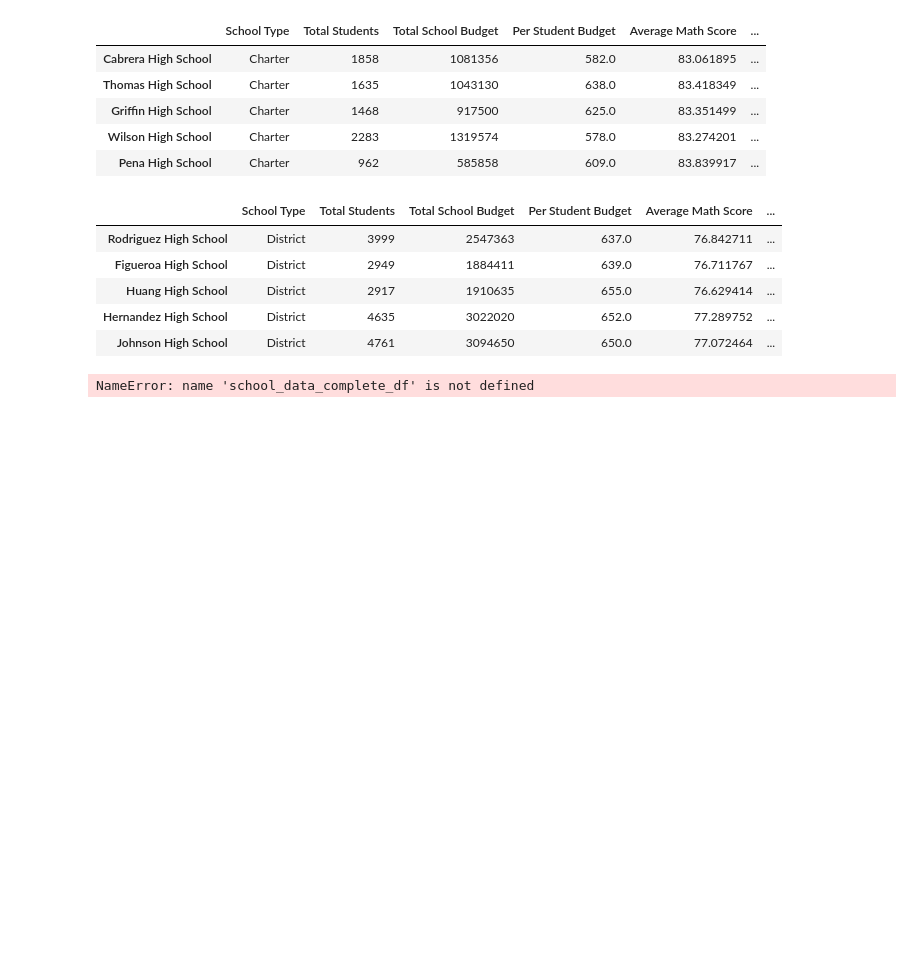
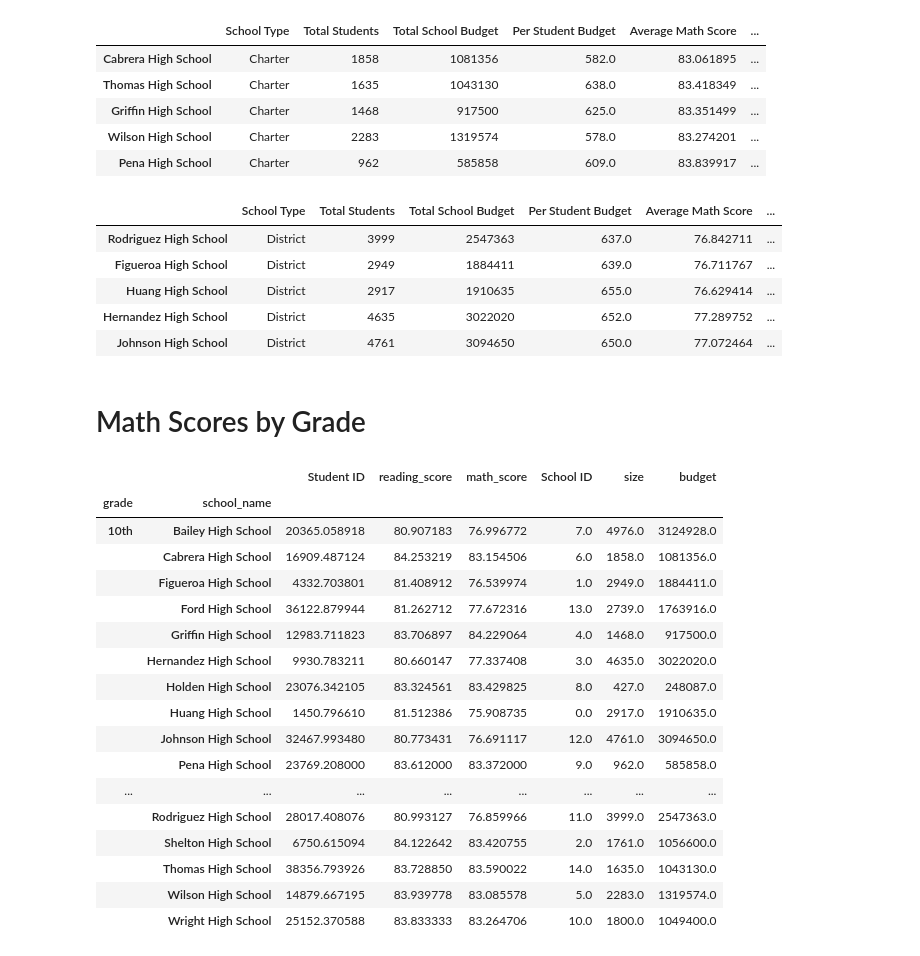
Before and after one commit to theidari/pandas-challenge, a Jupyter notebook: PyCitySchools/Main.ipynb, the cells around one changed output. Saved outputs shown, nothing was run; the diff lists cells and outputs as text; code cells hidden in the pictures; blank space fills up the shorter version.

Commit message:
2ned.:until Score by School Spending

```diff
--- a/PyCitySchools/Main.ipynb
+++ b/PyCitySchools/Main.ipynb
@@ -530,57 +530,3 @@ Bottom_Performing_School.head()
 | Huang High School | District | 2917 | 1910635 | 655.0 | 76.629414 | ... |
 | Hernandez High School | District | 4635 | 3022020 | 652.0 | 77.289752 | ... |
 | Johnson High School | District | 4761 | 3094650 | 650.0 | 77.072464 | ... |
-# %%
-# Merge the two DataFrames together based on the Year and State they share
-
-# Determine the School Type
-per_school_types = school_data.set_index(["school_name"])["type"]
-
-# Calculate the total student count.
-per_school_counts = school_data_complete["school_name"].value_counts()
-
-# Calculate the total school budget and per capita spending
-per_school_budget = school_data_complete.groupby(["school_name"]).mean()["budget"]
-
-# Calculate the per capita spending.
-per_school_capita = per_school_budget / per_school_counts
-
-# Calculate the average test scores.
-per_school_math = school_data_complete.groupby(["school_name"]).mean()["math_score"]
-per_school_reading = school_data_complete.groupby(["school_name"]).mean()["reading_score"]
-
-# Calculate the passing scores by creating a filtered DataFrame.
-per_school_passing_math = school_data_complete[(school_data_complete_df["math_score"] >= 70)]
-per_school_passing_reading = school_data_complete[(school_data_complete_df["reading_score"] >= 70)]
-
-# Calculate the number of students passing math and passing reading by school.
-per_school_passing_math = per_school_passing_math.groupby(["school_name"]).count()["student_name"]
-per_school_passing_reading = per_school_passing_reading.groupby(["school_name"]).count()["student_name"]
-
-# Calculate the percentage of passing math and reading scores per school.
-per_school_passing_math = per_school_passing_math / per_school_counts * 100
-per_school_passing_reading = per_school_passing_reading / per_school_counts * 100
-
-# Calculate the students who passed both reading and math.
-per_passing_math_reading = school_data_complete[(school_data_complete_df["reading_score"] >= 70)
-                                               & (school_data_complete_df["math_score"] >= 70)]
-
-# Calculate the number of students passing math and passing reading by school.
-per_passing_math_reading = per_passing_math_reading.groupby(["school_name"]).count()["student_name"]
-
-# Calculate the percentage of passing math and reading scores per school.
-per_overall_passing_percentage = per_passing_math_reading / per_school_counts * 100
-
-per_school_summary_df = pd.DataFrame({
-             "School Type": per_school_types,
-             "Total Students": per_school_counts,
-             "Total School Budget": per_school_budget,
-             "Per Student Budget": per_school_capita,
-             "Average Math Score": per_school_math,
-           "Average Reading Score": per_school_reading,
-           "% Passing Math": per_school_passing_math,
-           "% Passing Reading": per_school_passing_reading,
-           "% Overall Passing": per_overall_passing_percentage})
-per_school_summary_df. tail()
-# %% [output]
-NameError: name 'school_data_complete_df' is not defined
@@ -590,0 +533,24 @@ NameError: name 'school_data_complete_df' is not defined
+# %% [markdown]
+# Math Scores by Grade
+# %%
+grade_Average_Reading_Score=school_data_complete.groupby(["grade","school_name"]).mean()
+grade_Average_Reading_Score
+# %% [output]
+|  |  | Student ID | reading_score | math_score | School ID | size | budget |
+| grade | school_name |  |  |  |  |  |  |
+| 10th | Bailey High School | 20365.058918 | 80.907183 | 76.996772 | 7.0 | 4976.0 | 3124928.0 |
+|  | Cabrera High School | 16909.487124 | 84.253219 | 83.154506 | 6.0 | 1858.0 | 1081356.0 |
+|  | Figueroa High School | 4332.703801 | 81.408912 | 76.539974 | 1.0 | 2949.0 | 1884411.0 |
+|  | Ford High School | 36122.879944 | 81.262712 | 77.672316 | 13.0 | 2739.0 | 1763916.0 |
+|  | Griffin High School | 12983.711823 | 83.706897 | 84.229064 | 4.0 | 1468.0 | 917500.0 |
+|  | Hernandez High School | 9930.783211 | 80.660147 | 77.337408 | 3.0 | 4635.0 | 3022020.0 |
+|  | Holden High School | 23076.342105 | 83.324561 | 83.429825 | 8.0 | 427.0 | 248087.0 |
+|  | Huang High School | 1450.796610 | 81.512386 | 75.908735 | 0.0 | 2917.0 | 1910635.0 |
+|  | Johnson High School | 32467.993480 | 80.773431 | 76.691117 | 12.0 | 4761.0 | 3094650.0 |
+|  | Pena High School | 23769.208000 | 83.612000 | 83.372000 | 9.0 | 962.0 | 585858.0 |
+| ... | ... | ... | ... | ... | ... | ... | ... |
+|  | Rodriguez High School | 28017.408076 | 80.993127 | 76.859966 | 11.0 | 3999.0 | 2547363.0 |
+|  | Shelton High School | 6750.615094 | 84.122642 | 83.420755 | 2.0 | 1761.0 | 1056600.0 |
+|  | Thomas High School | 38356.793926 | 83.728850 | 83.590022 | 14.0 | 1635.0 | 1043130.0 |
+|  | Wilson High School | 14879.667195 | 83.939778 | 83.085578 | 5.0 | 2283.0 | 1319574.0 |
+|  | Wright High School | 25152.370588 | 83.833333 | 83.264706 | 10.0 | 1800.0 | 1049400.0 |
```
Also changed, not shown: parts of 13 cells of this notebook.
